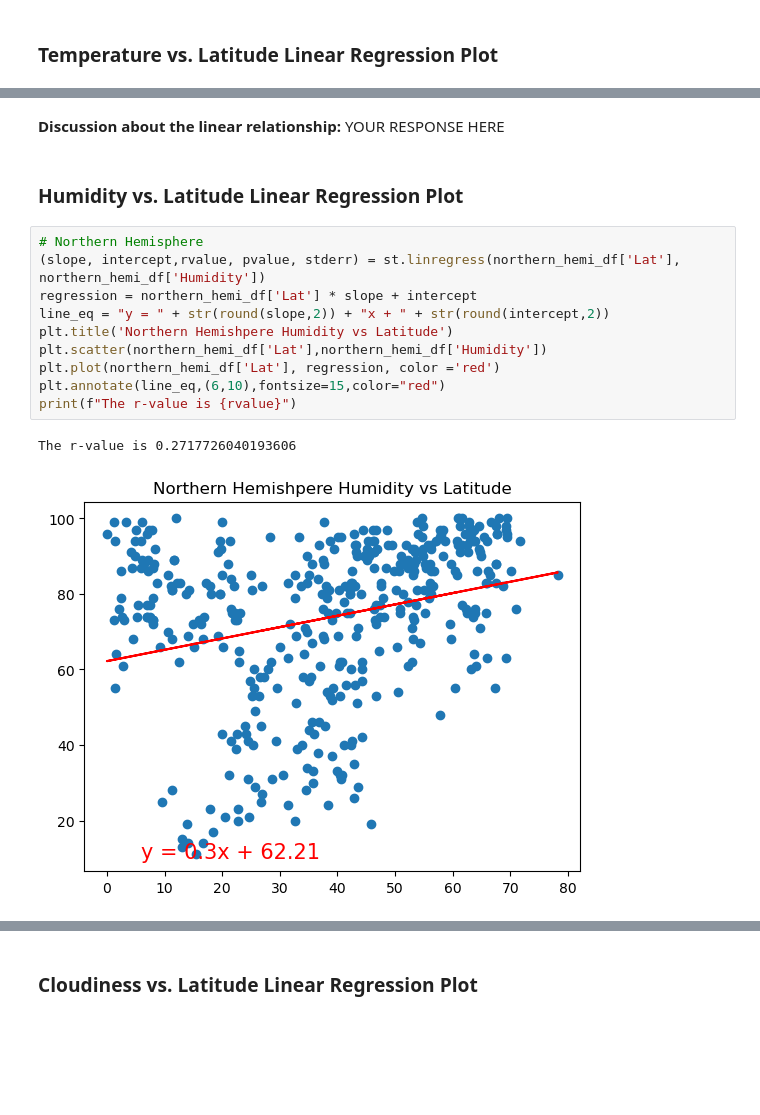
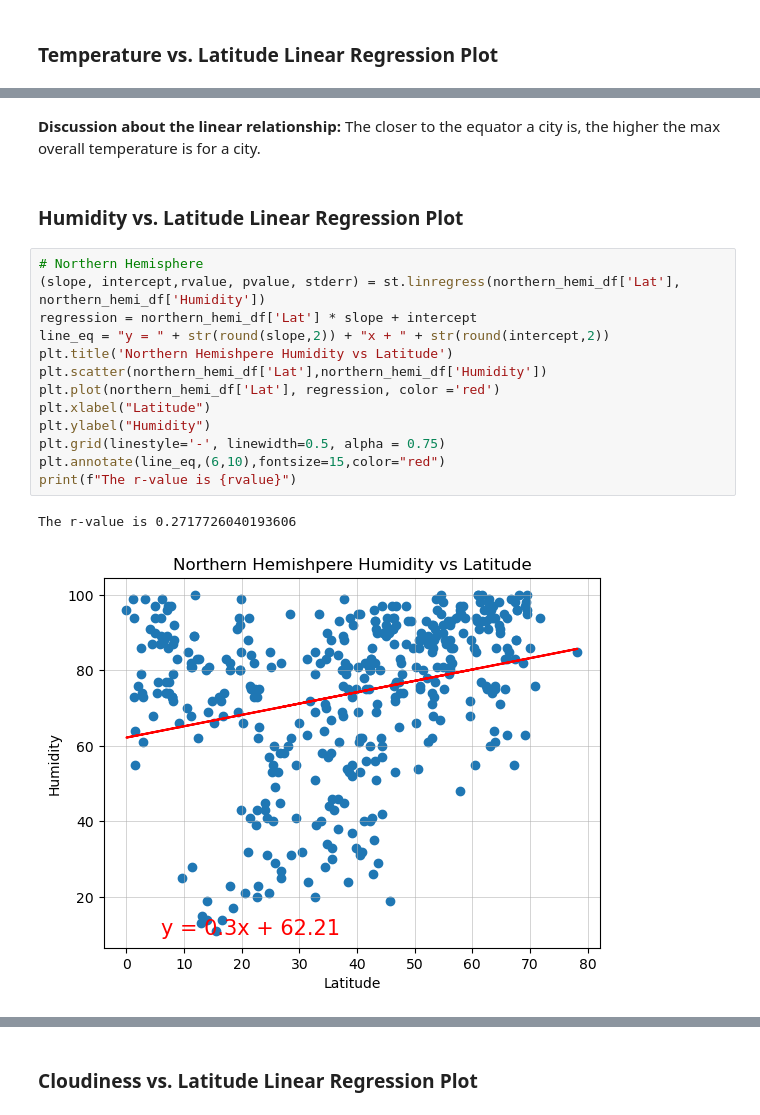
Before and after one commit to AntonLeB04/python-api-challenge, a Jupyter notebook: WeatherPy/WeatherPy.ipynb, the cells around one changed output, grey strips where cells are left out. Cells and saved outputs as stored; diff of their text form; blank space fills up the shorter version.

```diff
--- a/WeatherPy/WeatherPy.ipynb
+++ b/WeatherPy/WeatherPy.ipynb
@@ -342,20 +348,23 @@ The r-value is 0.7163926057751505
-# %% [markdown]
-**Discussion about the linear relationship:** YOUR RESPONSE HERE
+# %% [markdown]
+**Discussion about the linear relationship:** The closer to the equator a city is, the higher the max overall temperature is for a city.
 # %% [markdown]
 ### Humidity vs. Latitude Linear Regression Plot
 # %%
 # Northern Hemisphere
 (slope, intercept,rvalue, pvalue, stderr) = st.linregress(northern_hemi_df['Lat'], northern_hemi_df['Humidity'])
 regression = northern_hemi_df['Lat'] * slope + intercept
 line_eq = "y = " + str(round(slope,2)) + "x + " + str(round(intercept,2))
 plt.title('Northern Hemishpere Humidity vs Latitude')
 plt.scatter(northern_hemi_df['Lat'],northern_hemi_df['Humidity'])
 plt.plot(northern_hemi_df['Lat'], regression, color ='red')
+plt.xlabel("Latitude")
+plt.ylabel("Humidity")
+plt.grid(linestyle='-', linewidth=0.5, alpha = 0.75)
 plt.annotate(line_eq,(6,10),fontsize=15,color="red")
 print(f"The r-value is {rvalue}")
 # %% [output]
 The r-value is 0.2717726040193606
-[figure, old version]
+[figure, new version]
 # %%
 # Southern Hemisphere
 (slope, intercept,rvalue, pvalue, stderr) = st.linregress(southern_hemi_df['Lat'], southern_hemi_df['Humidity'])
```
Also changed, not shown: parts of 17 cells of this notebook, 4 other files.
